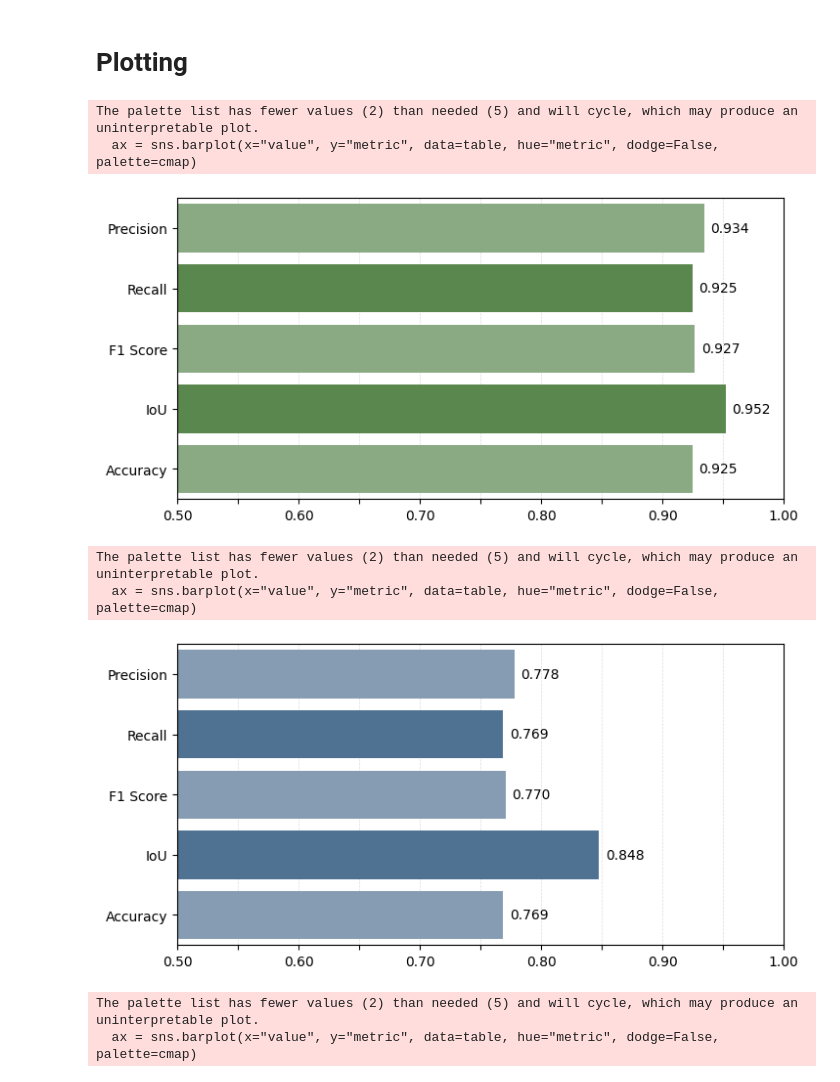
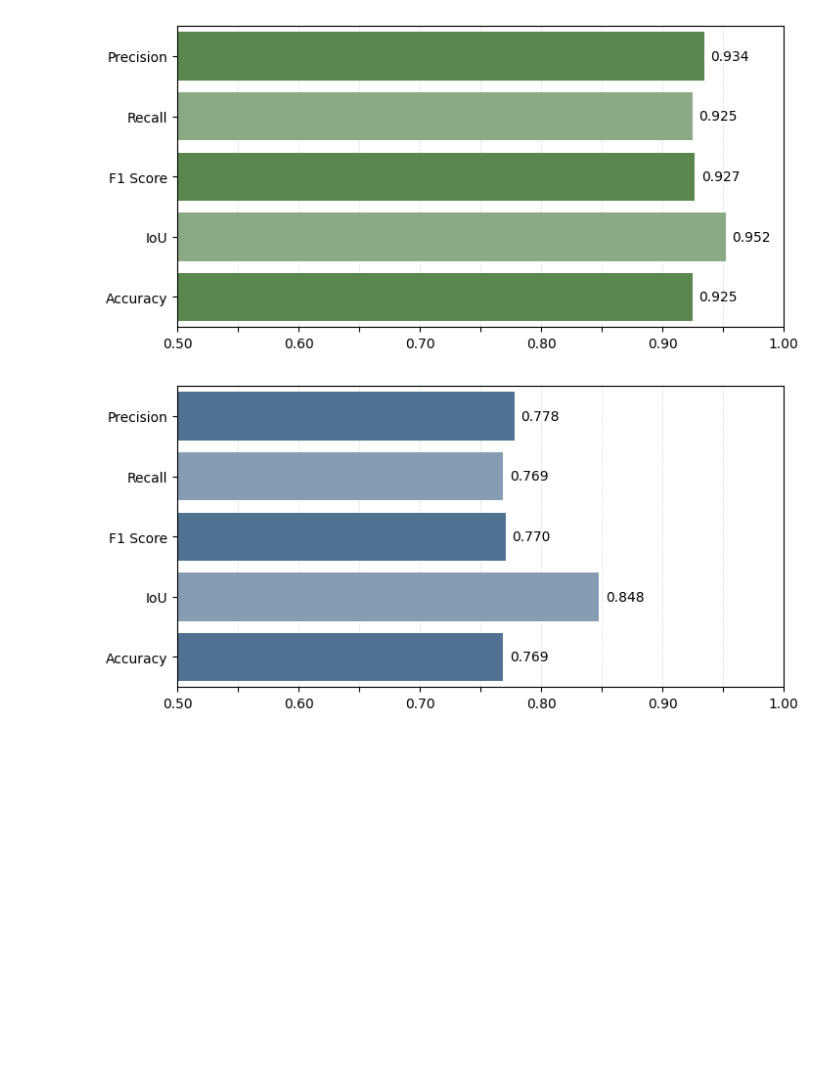
Before and after one commit to ziriraha/snieves-donana-benchmark, a Jupyter notebook: models/analysis/study.ipynb, the cells around one changed output. Saved outputs shown, nothing was run; the diff lists cells and outputs as text; code cells hidden in the pictures; blank space fills up the shorter version.

```diff
--- a/models/analysis/study.ipynb
+++ b/models/analysis/study.ipynb
@@ -9,54 +9,47 @@ import numpy as np
 
 LABELS = ['emp', 'mus', 'rara', 'ory', 'fsi', 'lyn', 'lut', 'sus', 'mel', 'vul', 'lep', 'equ', 'cer', 'bos', 'gen', 'her', 'dam', 'fel', 'can', 'ovar', 'mafo', 'capi', 'caae', 'ovor', 'caca']
 # %%
-# Import a model's values and do more sklearn metrics.
+# Import a model's values and do sklearn metrics.
 def read_values(file_path):
     true_values = []
     pred_values = []
     iou_values = []
 
-    # Open the file and read its content
     with open(file_path, 'r') as file:
         for line in file:
-            # Check for each line and parse the values
             if line.startswith('True vals:'):
-                true_values = ast.literal_eval(line.split(':')[1].strip())  # safely evaluate the list
+                true_values = ast.literal_eval(line.split(':')[1].strip())
             elif line.startswith('Pred vals:'):
-                pred_values = ast.literal_eval(line.split(':')[1].strip())  # safely evaluate the list
+                pred_values = ast.literal_eval(line.split(':')[1].strip())
             elif line.startswith('IoU vals:'):
-                iou_values = ast.literal_eval(line.split(':')[1].strip())  # safely evaluate the list
+                iou_values = ast.literal_eval(line.split(':')[1].strip())
 
     return true_values, pred_values, iou_values
 
 def calculate_mAP(true, pred, iou, iou_threshold=0.5):
-    # Step 1: Initialize counters for true positives, false positives, and false negatives
     true_positives = defaultdict(int)
     false_positives = defaultdict(int)
     false_negatives = defaultdict(int)
 
-    # Step 2: Iterate through the true, pred, and iou lists
-    idx = 0  # Index counter for valid true/pred
+    idx = 0
     for t, p in zip(true, pred):
-        if t != -1 and p != -1:  # Only consider valid cases
-            i = iou[idx]  # Get the IoU value for the current pair
+        if t != -1 and p != -1:
+            i = iou[idx]
             if i >= iou_threshold:
                 true_positives[p] += 1
             else:
                 false_positives[p] += 1
                 false_negatives[t] += 1
-            idx += 1  # Increment the index only for valid cases
+            idx += 1
 
-    # Step 3: Calculate Precision, Recall, and AP for each class
     APs = {}
     for clas in set(true + pred):
         tp = true_positives[clas]
         fp = false_positives[clas]
 
         precision = tp / (tp + fp) if (tp + fp) > 0 else 0
-        # For simplicity, AP is just precision in this basic version (you could interpolate for full PR curve)
         APs[clas] = precision
 
-    # Step 4: Calculate mAP (mean of all APs)
     mAP = np.mean(list(APs.values()))
     return mAP, APs
 
@@ -69,7 +62,8 @@ def parse_results(model):
         "accuracy": accuracy_score(true, pred),
         "iou": sum(iou) / len(iou) if len(iou) > 0 else 0,
         "matrix": confusion_matrix(true, pred),
-        "mAP": defaultdict(dict)
+        "report": classification_report(true, pred, target_names=LABELS, zero_division=0, output_dict=True),
+        "mAP": defaultdict(dict),
     }
 
     for i in range(50, 100, 5):
@@ -89,6 +83,4 @@ COLORS = {
     "FasterRCNN": "#44739d",
     "Megadetector": "#d48640"
 }
-# %% [markdown]
-# Plotting
 # %%
@@ -117,56 +107,45 @@ def get_model_plot(table, model):
     metrics = ["precision", "recall", "f1", "iou", "accuracy"]
     names = ["Precision", "Recall", "F1 Score", "IoU", "Accuracy"]
 
-    # Reorder the table based on the metrics list
     table["metric"] = pd.Categorical(table["metric"], categories=metrics, ordered=True)
     table = table.sort_values(by="metric")
-    table["metric"] = table["metric"].map(dict(zip(metrics, names)))  # Map to display names
+    table["metric"] = table["metric"].map(dict(zip(metrics, names)))
 
-    plt.figure(figsize=(8, 4))  # Reduced figure size
-    cmap = sns.light_palette(COLORS[model], as_cmap=False, n_colors=4)[-2:]
+    plt.figure(figsize=(8, 4))
+    cmap = (sns.light_palette(COLORS[model], as_cmap=False, n_colors=4)[-2:]*3)[1:]
     ax = sns.barplot(x="value", y="metric", data=table, hue="metric", dodge=False, palette=cmap)
 
     for bar in ax.patches:
         plt.text(
             bar.get_width() + 0.005,
             bar.get_y() + bar.get_height() / 2,
             f"{bar.get_width():.3f}",
             va="center",
             ha="left",
             fontsize=10,
         )
 
-    # Double the number of x-ticks
-    xticks = np.linspace(0.5, 1, num=11)  # Generate 11 ticks (double the original 6)
+    xticks = np.linspace(0.5, 1, num=11)
     plt.xticks(ticks=xticks, labels=[f"{tick:.2f}" if i % 2 == 0 else "" for i, tick in enumerate(xticks)])
 
-    # Add vertical lines for each x-tick
     for tick in ax.get_xticks():
         ax.axvline(x=tick, color='lightgray', linestyle='--', linewidth=0.5, alpha=0.8, zorder=0)
 
     plt.xlim(0.5, 1)
     plt.xlabel("")
     plt.ylabel("")
-
+    plt.savefig(f"images/{model.lower()}_metrics.png", dpi=300, bbox_inches="tight")
     plt.show()
 
-# Transform the results DataFrame to have a table for each model
 model_tables = {
     model: results[results["model"] == model]
     .melt(id_vars=["model"], var_name="metric", value_name="value")
     .drop(columns="model")
     for model in results["model"].unique()
 }
 
-# Plot each model's metrics
 for model, table in model_tables.items():
     get_model_plot(table, model)
 # %% [output]
-The palette list has fewer values (2) than needed (5) and will cycle, which may produce an uninterpretable plot.
-  ax = sns.barplot(x="value", y="metric", data=table, hue="metric", dodge=False, palette=cmap)
-[figure, old version]
+[figure, new version]
-The palette list has fewer values (2) than needed (5) and will cycle, which may produce an uninterpretable plot.
-  ax = sns.barplot(x="value", y="metric", data=table, hue="metric", dodge=False, palette=cmap)
-[figure, old version]
+[figure, new version]
-The palette list has fewer values (2) than needed (5) and will cycle, which may produce an uninterpretable plot.
-  ax = sns.barplot(x="value", y="metric", data=table, hue="metric", dodge=False, palette=cmap)
```
Also changed, not shown: parts of 6 cells of this notebook, 12 other files.
